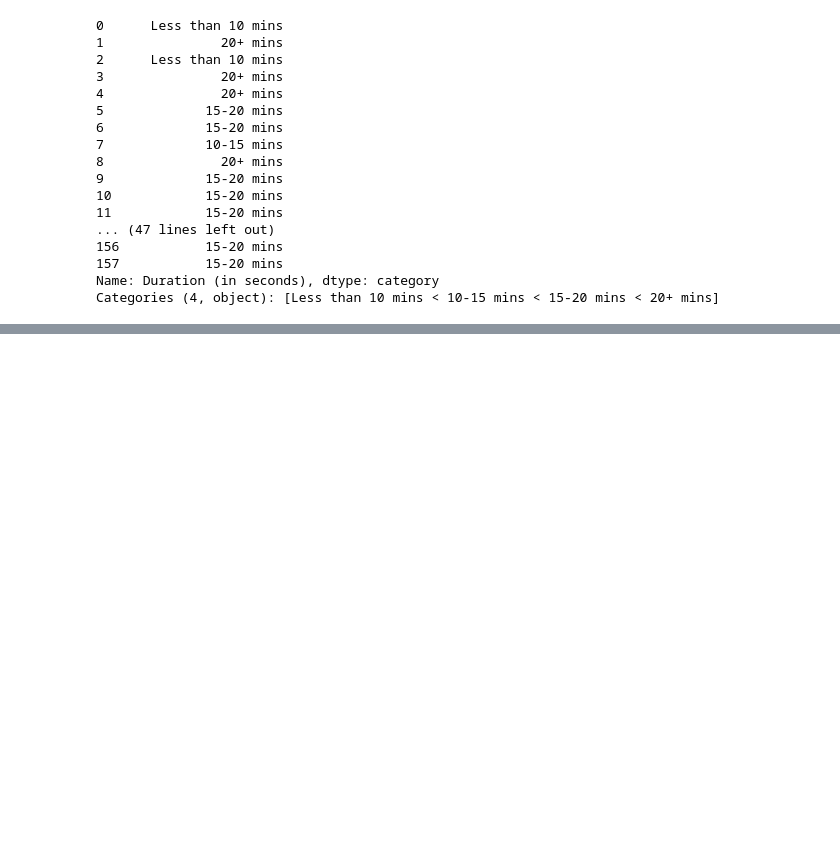
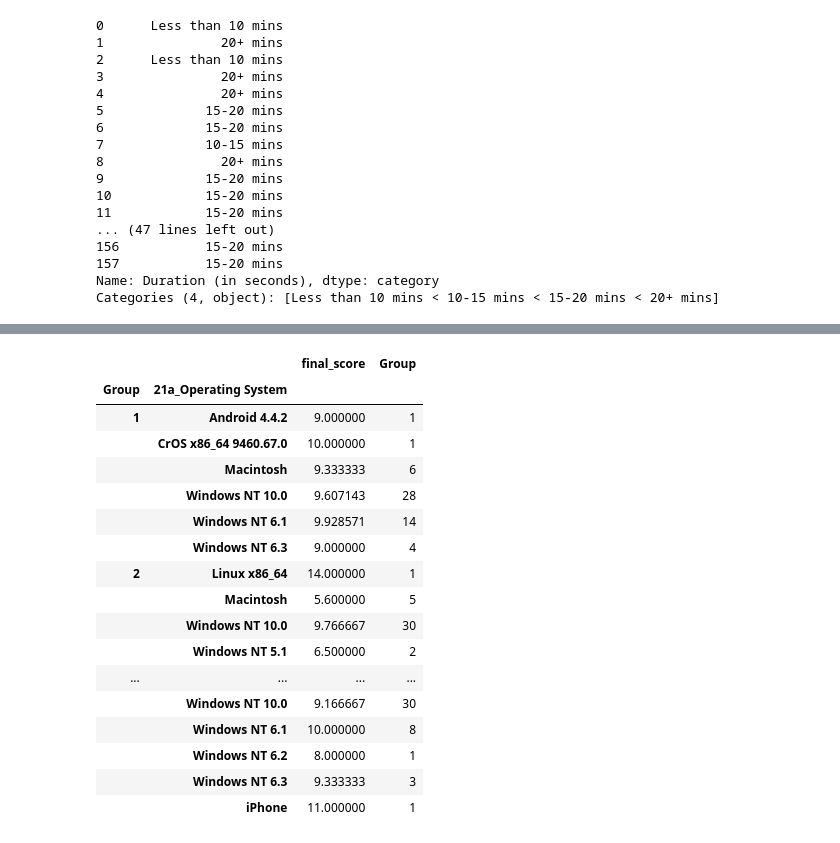
Before and after one commit to nicoleeel/scantronpatterns, a Jupyter notebook: 241_Data_Clean.ipynb, the cells around one changed output, grey strips where cells are left out. Cells and saved outputs as stored; diff of their text form; code cells hidden in the pictures; blank space fills up the shorter version.

```diff
--- a/241_Data_Clean.ipynb
+++ b/241_Data_Clean.ipynb
@@ -747,0 +780,22 @@ df.groupby(['Group', 'time_buckets']).agg({'final_score': "count"})
+# %%
+df.groupby(['Group', '21a_Operating System']).agg({'Group': "count",
+                                          'final_score': "mean"})
+# %% [output]
+|  |  | final_score | Group |
+| Group | 21a_Operating System |  |  |
+| 1 | Android 4.4.2 | 9.000000 | 1 |
+|  | CrOS x86_64 9460.67.0 | 10.000000 | 1 |
+|  | Macintosh | 9.333333 | 6 |
+|  | Windows NT 10.0 | 9.607143 | 28 |
+|  | Windows NT 6.1 | 9.928571 | 14 |
+|  | Windows NT 6.3 | 9.000000 | 4 |
+| 2 | Linux x86_64 | 14.000000 | 1 |
+|  | Macintosh | 5.600000 | 5 |
+|  | Windows NT 10.0 | 9.766667 | 30 |
+|  | Windows NT 5.1 | 6.500000 | 2 |
+| ... | ... | ... | ... |
+|  | Windows NT 10.0 | 9.166667 | 30 |
+|  | Windows NT 6.1 | 10.000000 | 8 |
+|  | Windows NT 6.2 | 8.000000 | 1 |
+|  | Windows NT 6.3 | 9.333333 | 3 |
+|  | iPhone | 11.000000 | 1 |
```
Also changed, not shown: parts of 6 cells of this notebook, 1 other file.
